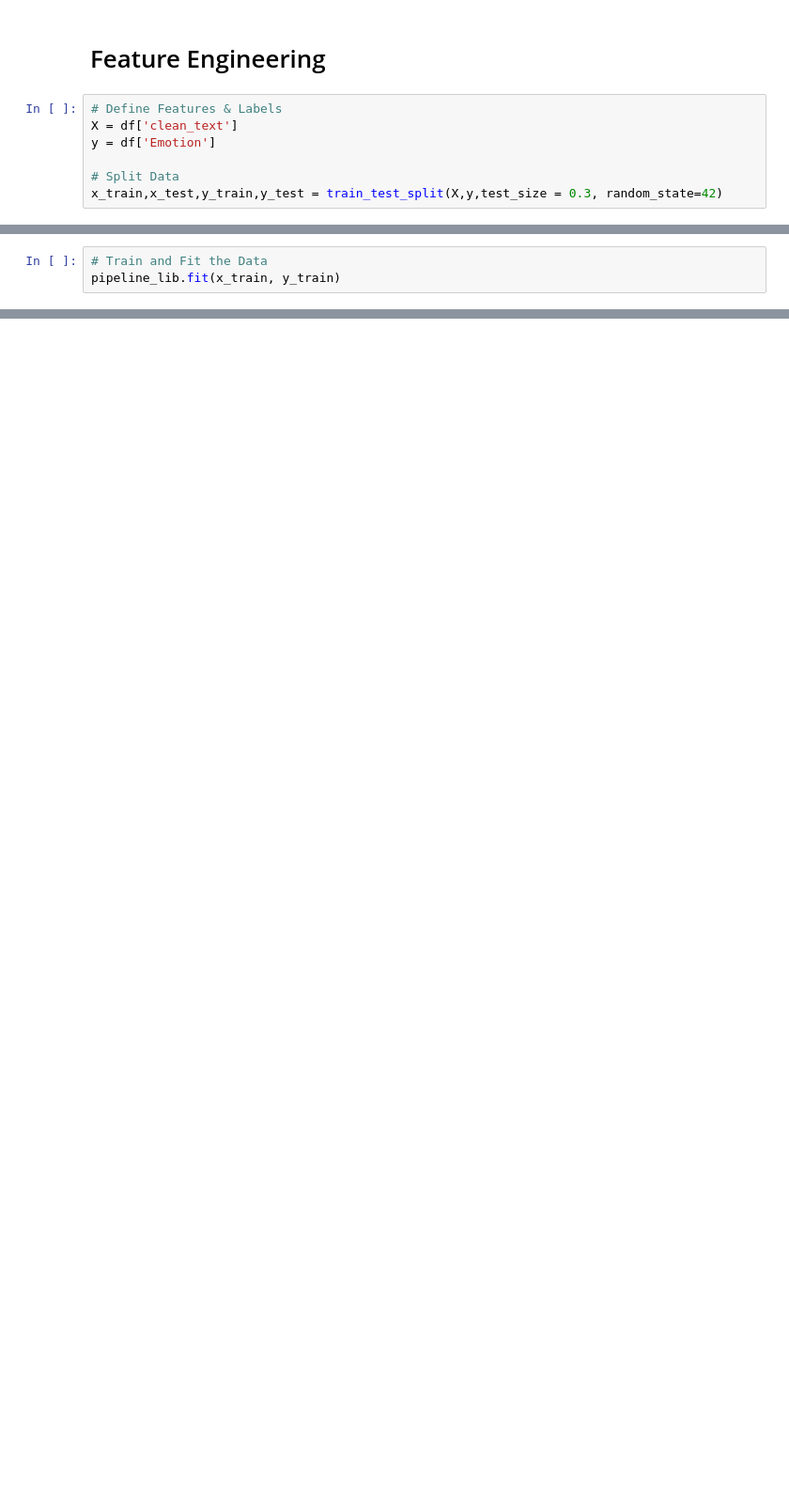
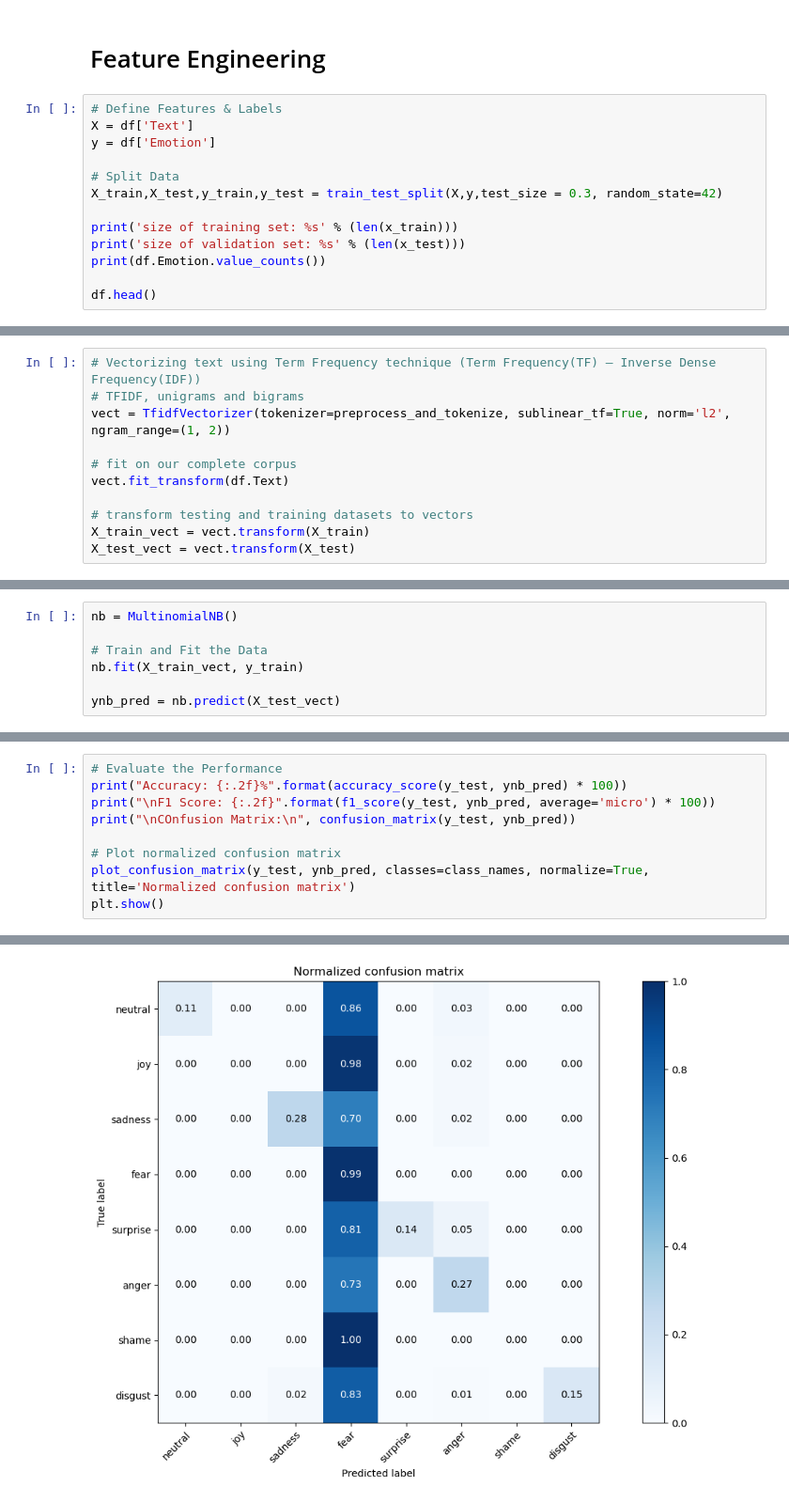
Before and after one commit to Wooshaw/Emotion-Text-Classifier-App, a Jupyter notebook: notebooks/Emotion_Classifier.ipynb, the cells around one changed output, grey strips where cells are left out. Shown: that part at 94% size. Drawn from its saved outputs; the diff is of its cells as text; blank space fills up the shorter version.

```diff
--- a/notebooks/Emotion_Classifier.ipynb
+++ b/notebooks/Emotion_Classifier.ipynb
@@ -78,8 +101,14 @@ df.head(10)
 # Feature Engineering
 # %%
 # Define Features & Labels
-X = df['clean_text']
+X = df['Text']
 y = df['Emotion']
 
 # Split Data
-x_train,x_test,y_train,y_test = train_test_split(X,y,test_size = 0.3, random_state=42)
+X_train,X_test,y_train,y_test = train_test_split(X,y,test_size = 0.3, random_state=42)
+
+print('size of training set: %s' % (len(x_train)))
+print('size of validation set: %s' % (len(x_test)))
+print(df.Emotion.value_counts())
+
+df.head()
@@ -107,3 +132,0 @@ pipeline_lib = Pipeline(steps=[('cv',CountVectorizer()), ('lr',LogisticRegressio
-# %%
-# Train and Fit the Data
-pipeline_lib.fit(x_train, y_train)
@@ -118,0 +133,11 @@ Pipeline(steps=[('cv', CountVectorizer()), ('lr', LogisticRegression())])
+# %%
+# Vectorizing text using Term Frequency technique (Term Frequency(TF) — Inverse Dense Frequency(IDF))
+# TFIDF, unigrams and bigrams
+vect = TfidfVectorizer(tokenizer=preprocess_and_tokenize, sublinear_tf=True, norm='l2', ngram_range=(1, 2))
+
+# fit on our complete corpus
+vect.fit_transform(df.Text)
+
+# transform testing and training datasets to vectors
+X_train_vect = vect.transform(X_train)
+X_test_vect = vect.transform(X_test)
@@ -118,0 +148,7 @@ Pipeline(steps=[('cv', CountVectorizer()), ('lr', LogisticRegression())])
+# %%
+nb = MultinomialNB()
+
+# Train and Fit the Data
+nb.fit(X_train_vect, y_train)
+
+ynb_pred = nb.predict(X_test_vect)
@@ -118,0 +207,10 @@ Pipeline(steps=[('cv', CountVectorizer()), ('lr', LogisticRegression())])
+# %%
+# Evaluate the Performance
+print("Accuracy: {:.2f}%".format(accuracy_score(y_test, ynb_pred) * 100))
+print("\nF1 Score: {:.2f}".format(f1_score(y_test, ynb_pred, average='micro') * 100))
+print("\nCOnfusion Matrix:\n", confusion_matrix(y_test, ynb_pred))
+
+# Plot normalized confusion matrix
+plot_confusion_matrix(y_test, ynb_pred, classes=class_names, normalize=True, title='Normalized confusion matrix')
+plt.show()
+# %% [output]
@@ -118,0 +230 @@ Pipeline(steps=[('cv', CountVectorizer()), ('lr', LogisticRegression())])
+[figure, added]
```
Also changed, not shown: parts of 28 cells of this notebook, 5 other files.
